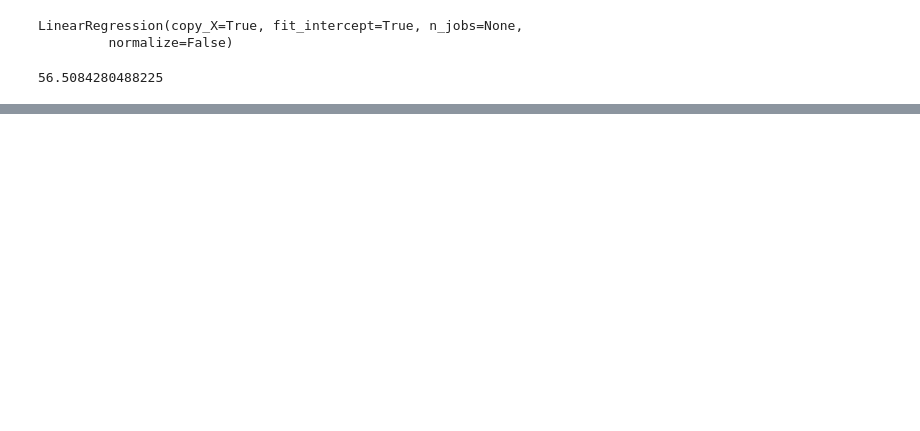
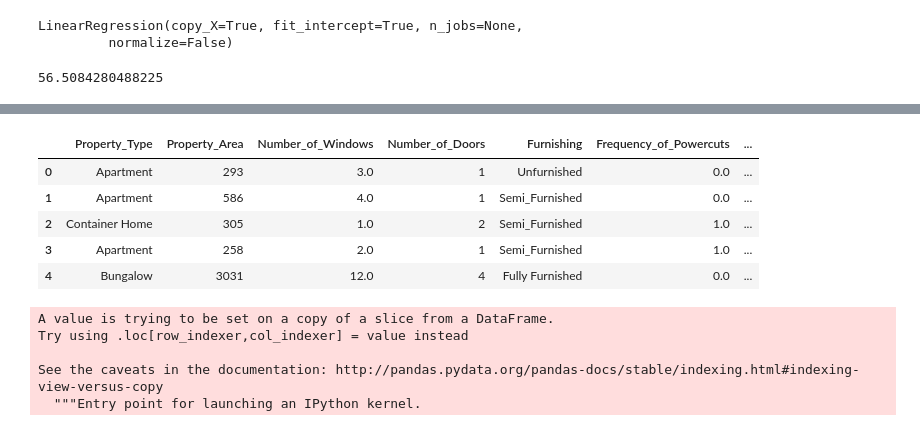
Before and after one commit to PPathole/Get-a-Room, a Jupyter notebook: Get a room.ipynb, the cells around one changed output, grey strips where cells are left out. Drawn from its saved outputs; the diff is of its cells as text; code cells hidden in the pictures; blank space fills up the shorter version.

```diff
--- a/Get a room.ipynb
+++ b/Get a room.ipynb
@@ -644,0 +744,4 @@ model_linear.score(X_train, y_train) * 100
+# %%
+test_cimputer_crime = CategoricalImputer()
+# %%
+X_test['Crime_Rate'] = test_cimputer_crime.fit_transform(X_test['Crime_Rate'])
@@ -644,0 +761,4 @@ model_linear.score(X_train, y_train) * 100
+# %%
+test_cimputer_dust = CategoricalImputer()
+# %%
+X_test['Dust_and_Noise'] = test_cimputer_dust.fit_transform(X_test['Dust_and_Noise'])
@@ -644,0 +788,9 @@ model_linear.score(X_train, y_train) * 100
+# %%
+X_test.head()
+# %% [output]
+|  | Property_Type | Property_Area | Number_of_Windows | Number_of_Doors | Furnishing | Frequency_of_Powercuts | ... |
+| 0 | Apartment | 293 | 3.0 | 1 | Unfurnished | 0.0 | ... |
+| 1 | Apartment | 586 | 4.0 | 1 | Semi_Furnished | 0.0 | ... |
+| 2 | Container Home | 305 | 1.0 | 2 | Semi_Furnished | 1.0 | ... |
+| 3 | Apartment | 258 | 2.0 | 1 | Semi_Furnished | 1.0 | ... |
+| 4 | Bungalow | 3031 | 12.0 | 4 | Fully Furnished | 0.0 | ... |
@@ -644,0 +799,8 @@ model_linear.score(X_train, y_train) * 100
+# %%
+X_test['Property_Type'] = test_le_property_type.fit_transform(X_test['Property_Type'])
+# %% [output]
+A value is trying to be set on a copy of a slice from a DataFrame.
+Try using .loc[row_indexer,col_indexer] = value instead
+
+See the caveats in the documentation: http://pandas.pydata.org/pandas-docs/stable/indexing.html#indexing-view-versus-copy
+  """Entry point for launching an IPython kernel.
```
Also changed, not shown: parts of 62 cells of this notebook.
